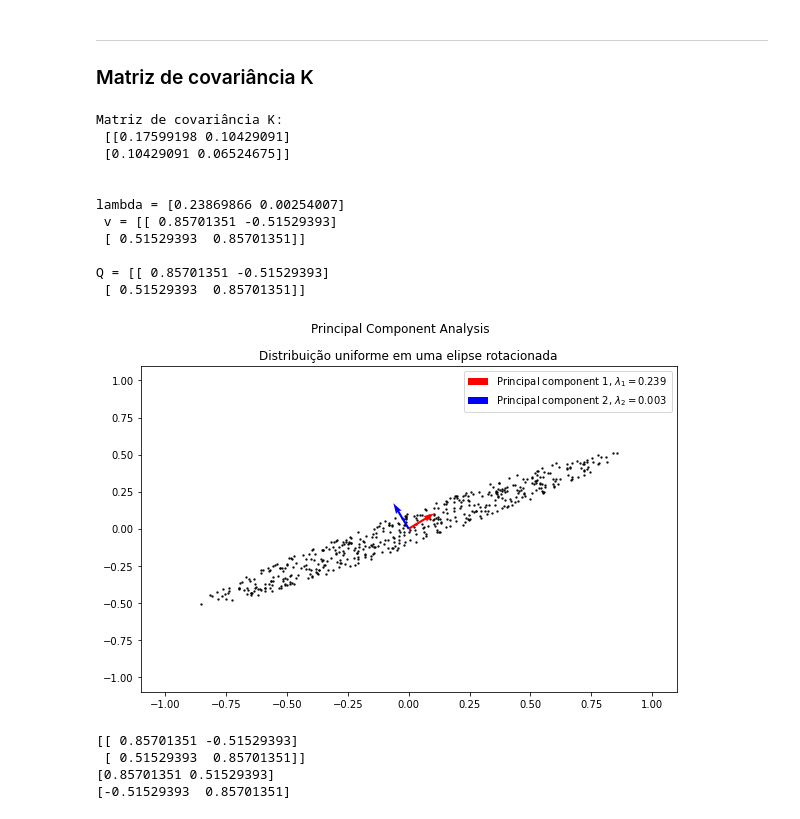
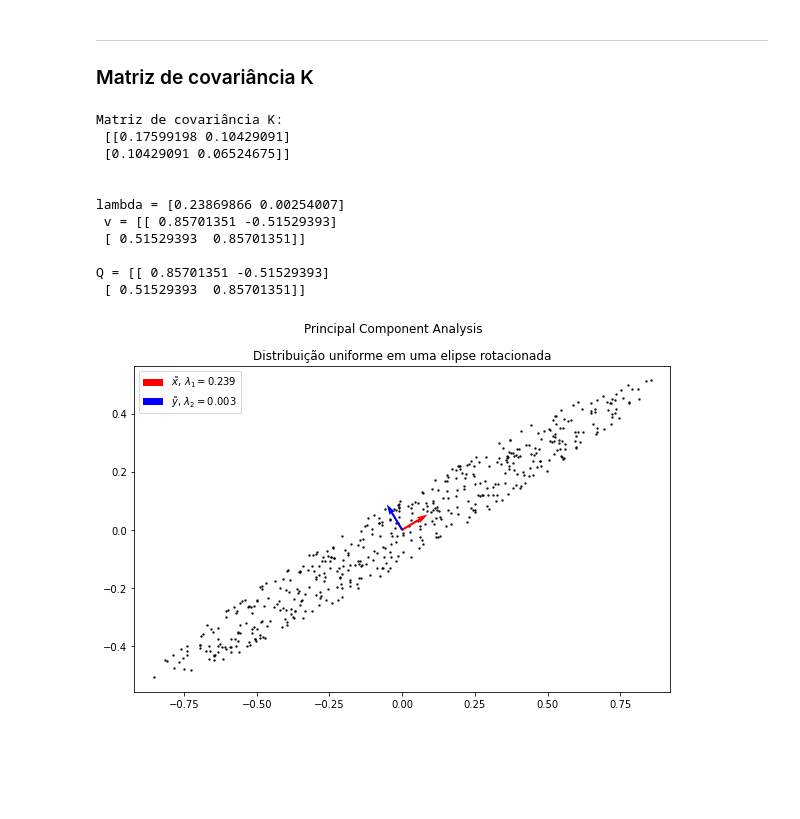
Before and after one commit to filipemarinho/pattern-recognition, a Jupyter notebook: PCA.ipynb, the cells around one changed output. Saved outputs shown, nothing was run; the diff lists cells and outputs as text; code cells hidden in the pictures; blank space fills up the shorter version.

Commit message:
Add PCA and plots

```diff
--- a/PCA.ipynb
+++ b/PCA.ipynb
@@ -71,44 +71,34 @@ plt.show()
 K = np.cov(result)
 print("Matriz de covariância K:\n %s\n"%K)
 eigenvalue, eigenvector = np.linalg.eig(K)
 
 if eigenvalue[0]<eigenvalue[1]: #garante ordem decrescente para o caso N=2
     eigenvalue[::-1]
     eigenvector[::-1]
     if (len(eigenvalue)>2):
         print("Sort Error")
 
 print("\nlambda = %s \n v = %s\n"%(eigenvalue, eigenvector))
 print("Q = %s" %eigenvector)
 fig, ax = plt.subplots(1, 1, figsize=(9.6, 6))
 fig.suptitle("Principal Component Analysis")
 ax.set_title("Distribuição uniforme em uma elipse rotacionada")
-
-ax.set_xlim(-1.1,1.1)
-ax.set_ylim(-1.1,1.1)
-
+ax.axis('equal')
 ax.scatter(result[0], result[1], color = "black", alpha = 0.8, s = 2)
-ax.quiver(*[0,0], *eigenvector[:,0], width = 0.004, color = "red", label= "Principal component 1, $\lambda_1 = %.3f$"%eigenvalue[0])
-ax.quiver(*[0,0], *eigenvector[:,1], width = 0.004, color = "blue", label= "Principal component 2, $\lambda_2 = %.3f$"%eigenvalue[1])
+ax.quiver(*[0,0], *eigenvector[:,0], width = 0.004, color = "red", label= "$\~x $, $\lambda_1 = %.3f$"%eigenvalue[0])
+ax.quiver(*[0,0], *eigenvector[:,1], width = 0.004, color = "blue", label= "$\~y  $, $\lambda_2 = %.3f$"%eigenvalue[1])
 plt.legend()
 plt.show()
-print(eigenvector)
-print(eigenvector[:,0])
-print(eigenvector[:,1])
 # %% [output]
 Matriz de covariância K:
  [[0.17599198 0.10429091]
  [0.10429091 0.06524675]]
 
 
 lambda = [0.23869866 0.00254007]
  v = [[ 0.85701351 -0.51529393]
  [ 0.51529393  0.85701351]]
 
 Q = [[ 0.85701351 -0.51529393]
  [ 0.51529393  0.85701351]]
-[figure, old version]
+[figure, new version]
-[[ 0.85701351 -0.51529393]
- [ 0.51529393  0.85701351]]
-[0.85701351 0.51529393]
-[-0.51529393  0.85701351]
```
Also changed, not shown: parts of 1 cell of this notebook.
